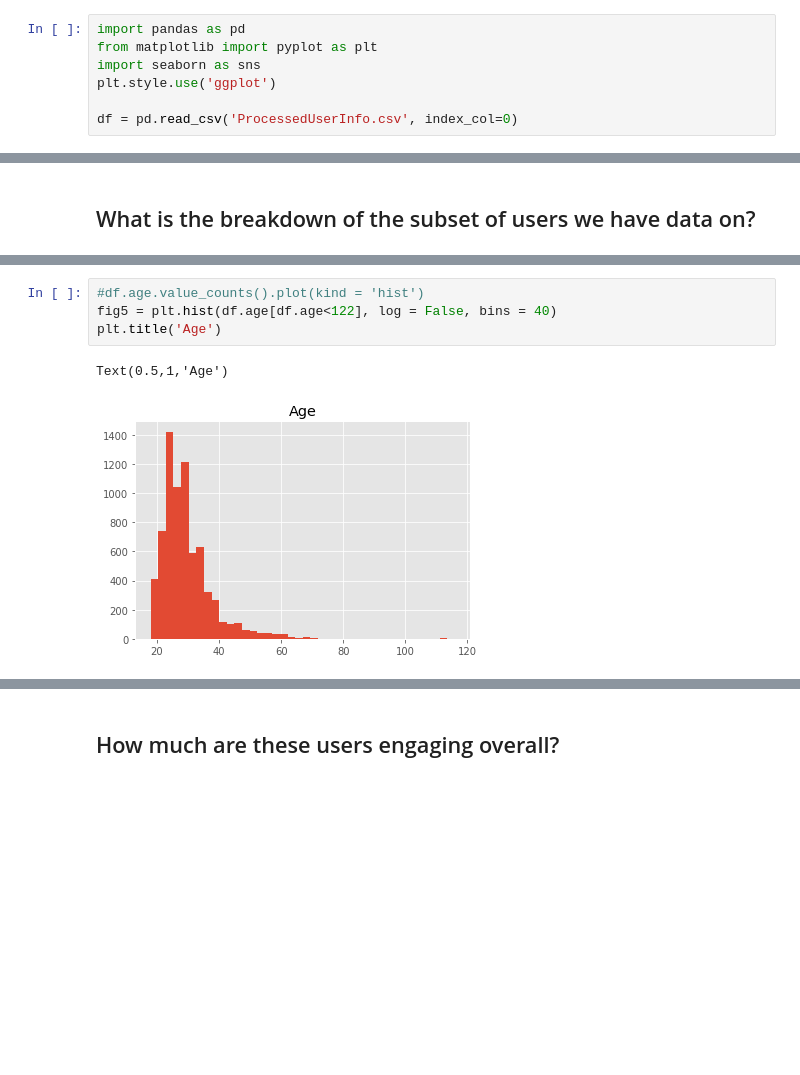
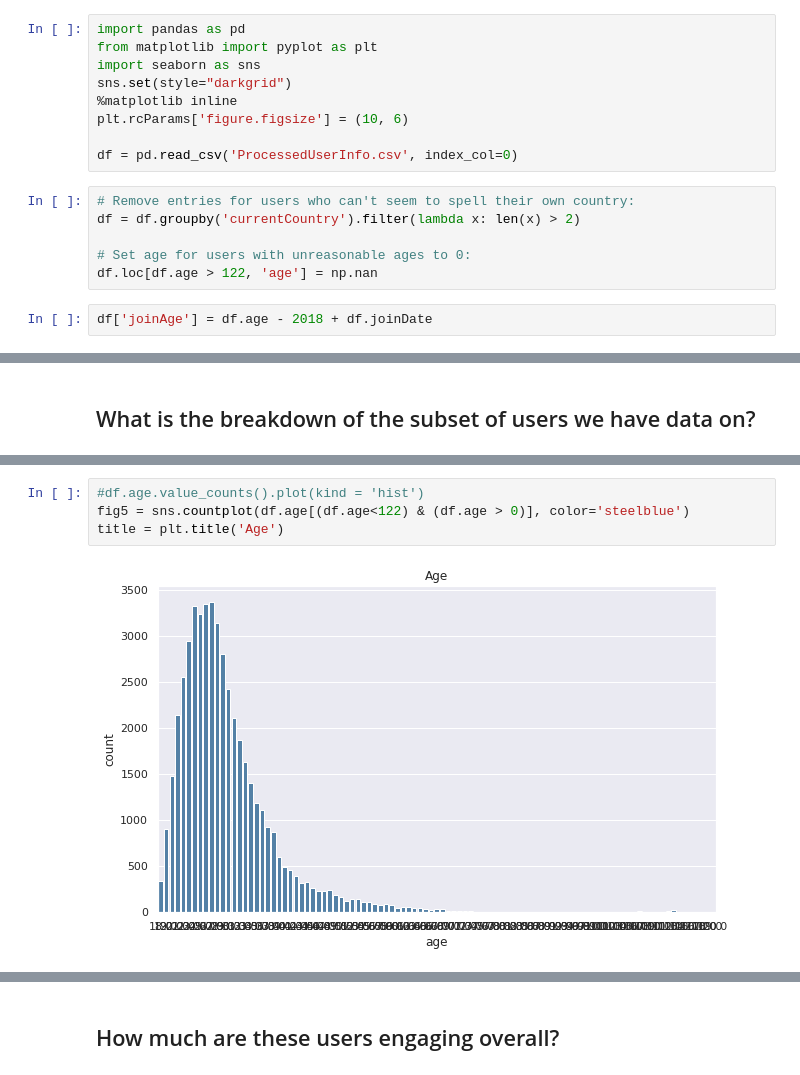
Before and after one commit to jimbudarz/sofariders-profile-analysis, a Jupyter notebook: SofaRiders EDA.ipynb, the cells around one changed output, grey strips where cells are left out. Saved outputs shown, nothing was run; the diff lists cells and outputs as text; blank space fills up the shorter version.

```diff
--- a/SofaRiders EDA.ipynb
+++ b/SofaRiders EDA.ipynb
@@ -96,9 +100,19 @@ combined_df
 import pandas as pd
 from matplotlib import pyplot as plt
 import seaborn as sns
-plt.style.use('ggplot')
+sns.set(style="darkgrid")
+%matplotlib inline
+plt.rcParams['figure.figsize'] = (10, 6)
 
 df = pd.read_csv('ProcessedUserInfo.csv', index_col=0)
+# %%
+# Remove entries for users who can't seem to spell their own country:
+df = df.groupby('currentCountry').filter(lambda x: len(x) > 2)
+
+# Set age for users with unreasonable ages to 0:
+df.loc[df.age > 122, 'age'] = np.nan
+# %%
+df['joinAge'] = df.age - 2018 + df.joinDate
 # %% [markdown]
 # Step 3: Start EDA
 # %%
@@ -173,8 +158,7 @@ Text(0.5,1,'Gender')
 # %%
 #df.age.value_counts().plot(kind = 'hist')
-fig5 = plt.hist(df.age[df.age<122], log = False, bins = 40)
-plt.title('Age')
+fig5 = sns.countplot(df.age[(df.age<122) & (df.age > 0)], color='steelblue')
+title = plt.title('Age')
 # %% [output]
-Text(0.5,1,'Age')
-[figure, old version]
+[figure, new version]
 # %%
```
Also changed, not shown: parts of 45 cells of this notebook, 2 other files.
